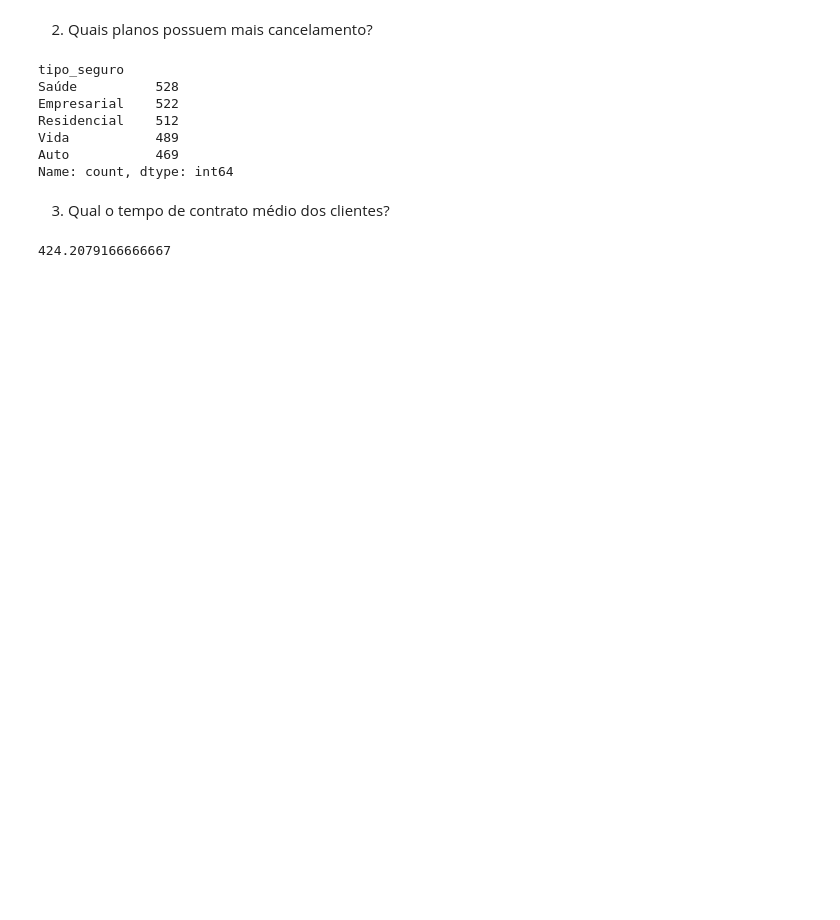
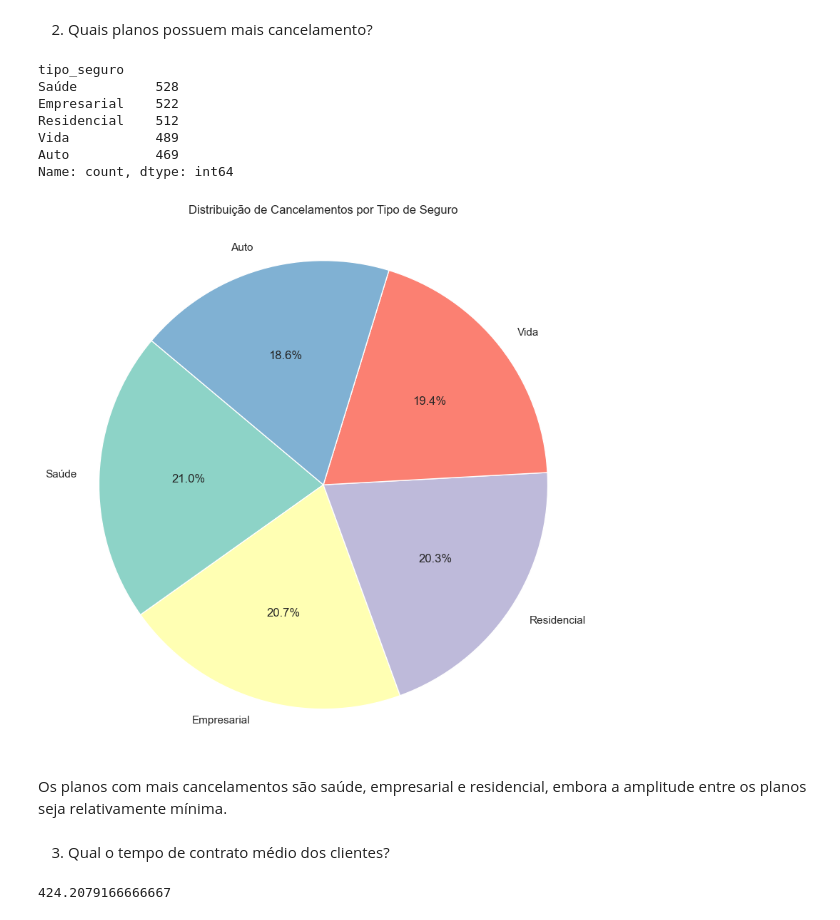
Before and after one commit to Anavillas/final-project, a Jupyter notebook: notebooks/hypothesis_three_and_four.ipynb, the cells around one changed output. Cells and saved outputs as stored; diff of their text form; code cells hidden in the pictures; blank space fills up the shorter version.

Commit message:
Adicionar gráficos nas análises

```diff
--- a/notebooks/hypothesis_three_and_four.ipynb
+++ b/notebooks/hypothesis_three_and_four.ipynb
@@ -52,6 +56,21 @@ Residencial    512
 Vida           489
 Auto           469
 Name: count, dtype: int64
+# %%
+#Contagem de cancelamentos por tipo de seguro
+cancelamentos_por_tipo = df_cancelados['tipo_seguro'].value_counts()
+
+# Gráfico de Pizza
+plt.figure(figsize=(8, 8))
+plt.pie(cancelamentos_por_tipo, labels=cancelamentos_por_tipo.index, autopct='%1.1f%%', startangle=140, colors=plt.cm.Set3.colors)
+plt.title('Distribuição de Cancelamentos por Tipo de Seguro')
+plt.axis('equal')  # Mantém o gráfico como um círculo
+plt.tight_layout()
+plt.show()
+# %% [output]
+[figure, added]
+# %% [markdown]
+Os planos com mais cancelamentos são saúde, empresarial e residencial, embora a amplitude entre os planos seja relativamente mínima.
 # %% [markdown]
 3. Qual o tempo de contrato médio dos clientes?
 # %%
```
Also changed, not shown: parts of 28 cells of this notebook.
